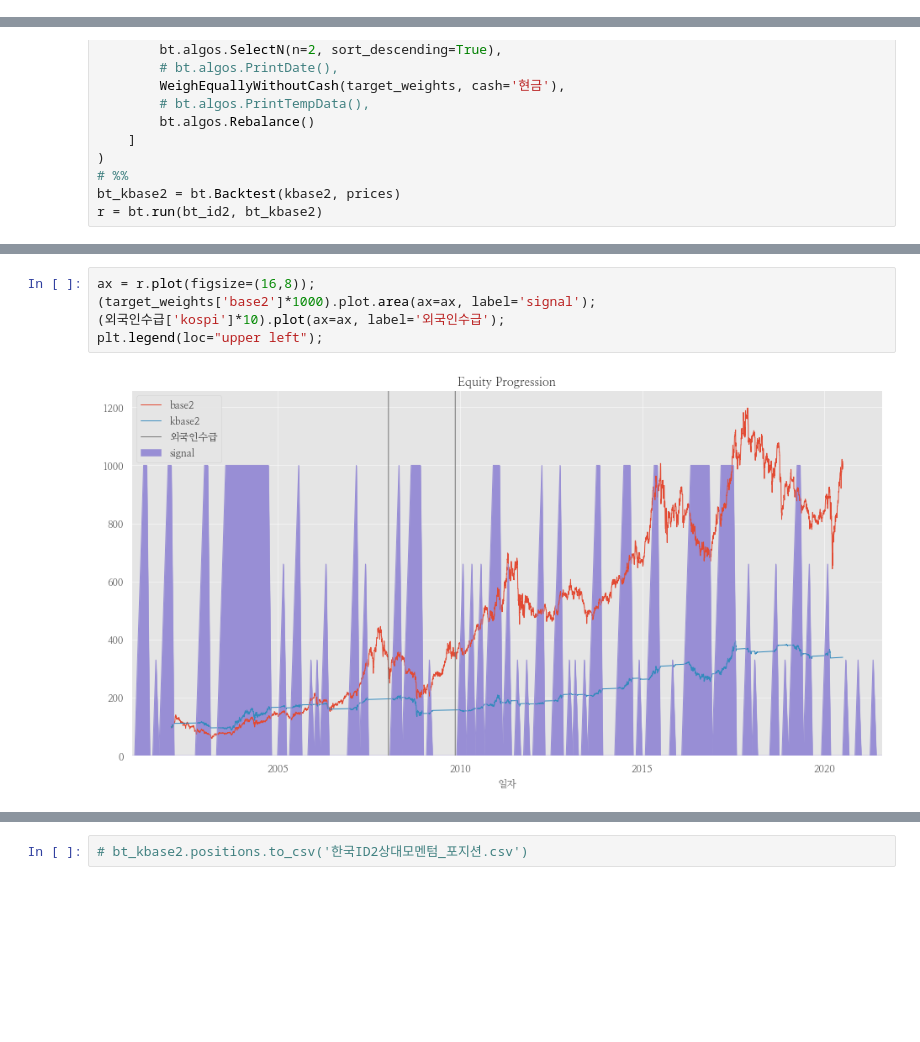
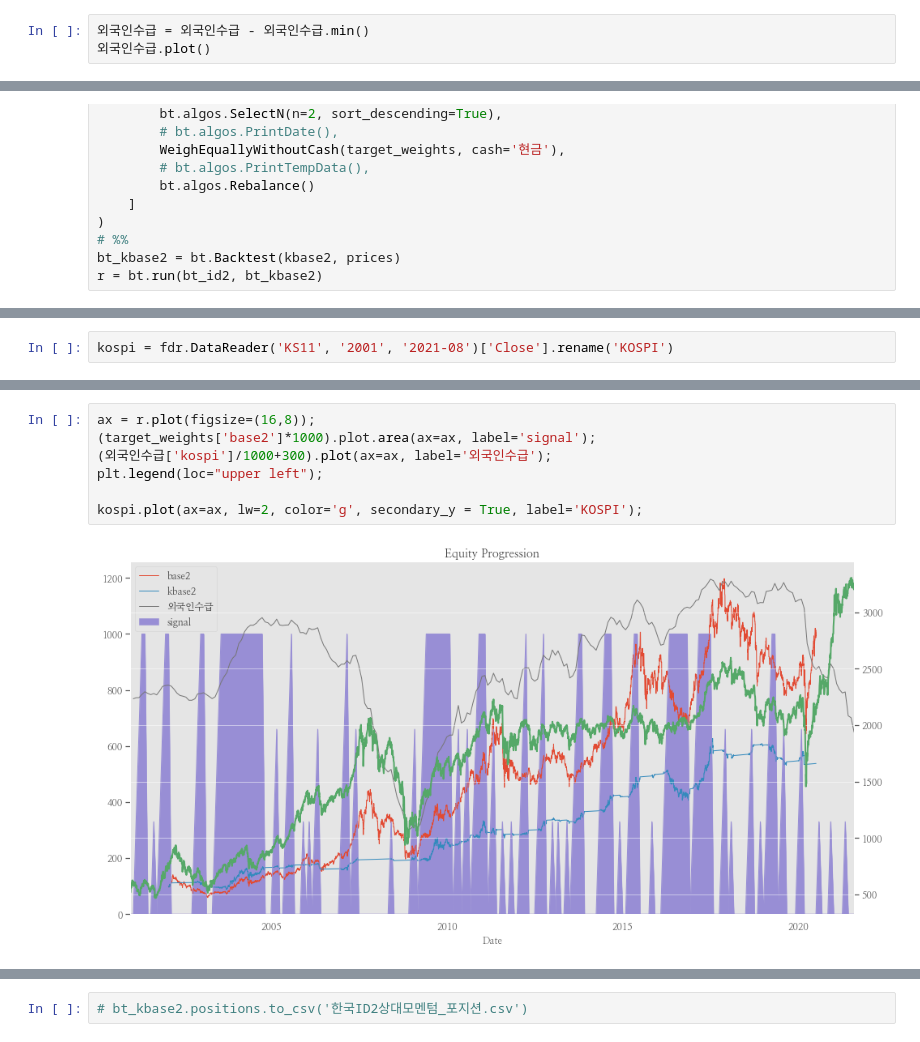
Before and after one commit to hermian/USAP, a Jupyter notebook: ID2_외국인수급_데이터수정.ipynb, the cells around one changed output, grey strips where cells are left out. Cells and saved outputs as stored; diff of their text form; blank space fills up the shorter version.

```diff
--- a/ID2_외국인수급_데이터수정.ipynb
+++ b/ID2_외국인수급_데이터수정.ipynb
@@ -126,3 +126,6 @@ ax = dd.loc['2001':'2021-08', '외국인'].plot()
 외국인수급.columns = ['kospi']
 # %%
 외국인수급 = 외국인수급.resample('MS').first().shift(1)
+# %%
+외국인수급 = 외국인수급 - 외국인수급.min()
+외국인수급.plot()
@@ -255,0 +271,2 @@ r.get_security_weights('kbase2').plot.area(stacked=True, alpha=0.7, legend=False
+# %%
+kospi = fdr.DataReader('KS11', '2001', '2021-08')['Close'].rename('KOSPI')
@@ -256,10 +289,12 @@ r.get_security_weights('kbase2').plot.area(stacked=True, alpha=0.7, legend=False
 # %%
 ax = r.plot(figsize=(16,8));
 (target_weights['base2']*1000).plot.area(ax=ax, label='signal');
-(외국인수급['kospi']*10).plot(ax=ax, label='외국인수급');
+(외국인수급['kospi']/1000+300).plot(ax=ax, label='외국인수급');
 plt.legend(loc="upper left");
+
+kospi.plot(ax=ax, lw=2, color='g', secondary_y = True, label='KOSPI');
 # %% [output]
-[figure, old version]
+[figure, new version]
 # %%
 r.prices.to_drawdown_series().plot.area(stacked=False, alpha=0.3, figsize=(16, 6));
 # %% [output]
```
Also changed, not shown: parts of 9 cells of this notebook, 2 other files.
